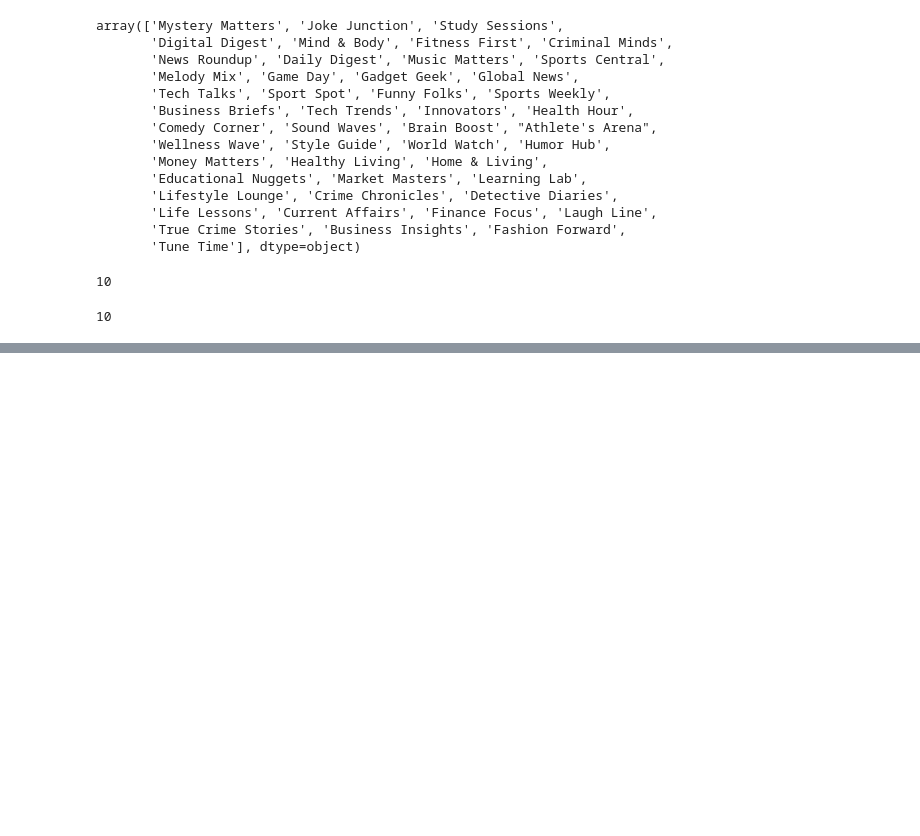
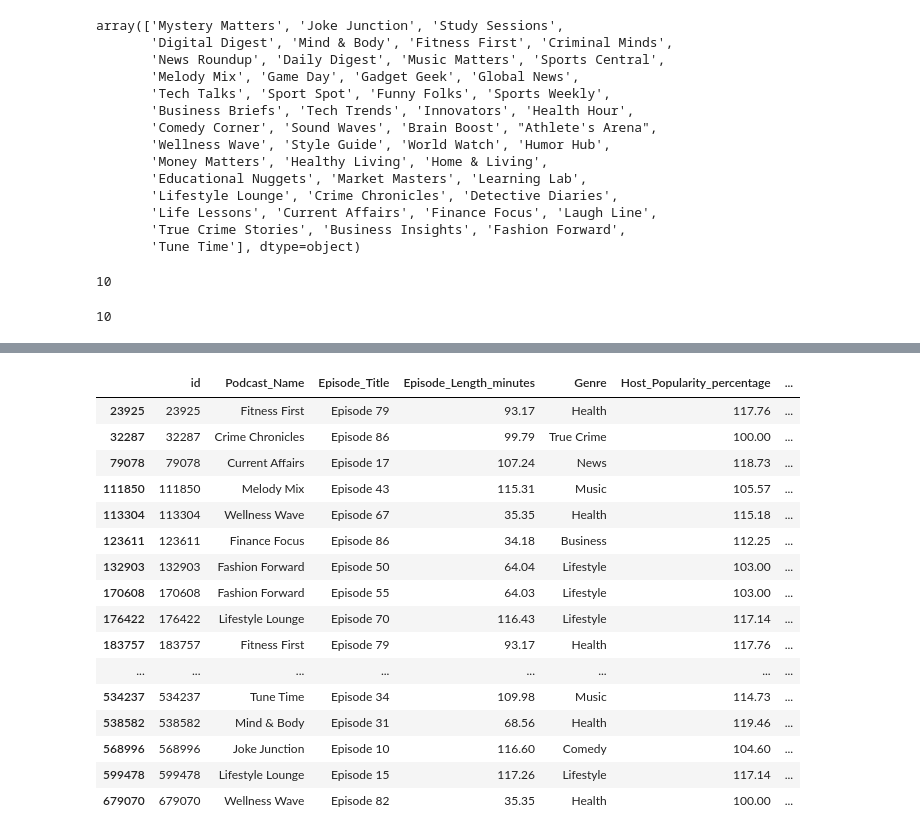
Before and after one commit to Juan-LobosMartin/Podcast, a Jupyter notebook: Study_Features.ipynb, the cells around one changed output, grey strips where cells are left out. Saved outputs shown, nothing was run; the diff lists cells and outputs as text; code cells hidden in the pictures; blank space fills up the shorter version.

```diff
--- a/Study_Features.ipynb
+++ b/Study_Features.ipynb
@@ -95,0 +330,21 @@ for podcast in (Podcast_Test_df['Podcast_Name'].unique()):
+# %%
+# How many programs Host_Popularity_percentage more than 99
+Podcast_Train_df[Podcast_Train_df['Host_Popularity_percentage']>99.99]
+# %% [output]
+|  | id | Podcast_Name | Episode_Title | Episode_Length_minutes | Genre | Host_Popularity_percentage | ... |
+| 23925 | 23925 | Fitness First | Episode 79 | 93.17 | Health | 117.76 | ... |
+| 32287 | 32287 | Crime Chronicles | Episode 86 | 99.79 | True Crime | 100.00 | ... |
+| 79078 | 79078 | Current Affairs | Episode 17 | 107.24 | News | 118.73 | ... |
+| 111850 | 111850 | Melody Mix | Episode 43 | 115.31 | Music | 105.57 | ... |
+| 113304 | 113304 | Wellness Wave | Episode 67 | 35.35 | Health | 115.18 | ... |
+| 123611 | 123611 | Finance Focus | Episode 86 | 34.18 | Business | 112.25 | ... |
+| 132903 | 132903 | Fashion Forward | Episode 50 | 64.04 | Lifestyle | 103.00 | ... |
+| 170608 | 170608 | Fashion Forward | Episode 55 | 64.03 | Lifestyle | 103.00 | ... |
+| 176422 | 176422 | Lifestyle Lounge | Episode 70 | 116.43 | Lifestyle | 117.14 | ... |
+| 183757 | 183757 | Fitness First | Episode 79 | 93.17 | Health | 117.76 | ... |
+| ... | ... | ... | ... | ... | ... | ... | ... |
+| 534237 | 534237 | Tune Time | Episode 34 | 109.98 | Music | 114.73 | ... |
+| 538582 | 538582 | Mind & Body | Episode 31 | 68.56 | Health | 119.46 | ... |
+| 568996 | 568996 | Joke Junction | Episode 10 | 116.60 | Comedy | 104.60 | ... |
+| 599478 | 599478 | Lifestyle Lounge | Episode 15 | 117.26 | Lifestyle | 117.14 | ... |
+| 679070 | 679070 | Wellness Wave | Episode 82 | 35.35 | Health | 100.00 | ... |
```
Also changed, not shown: parts of 36 cells of this notebook, 3 other files.
